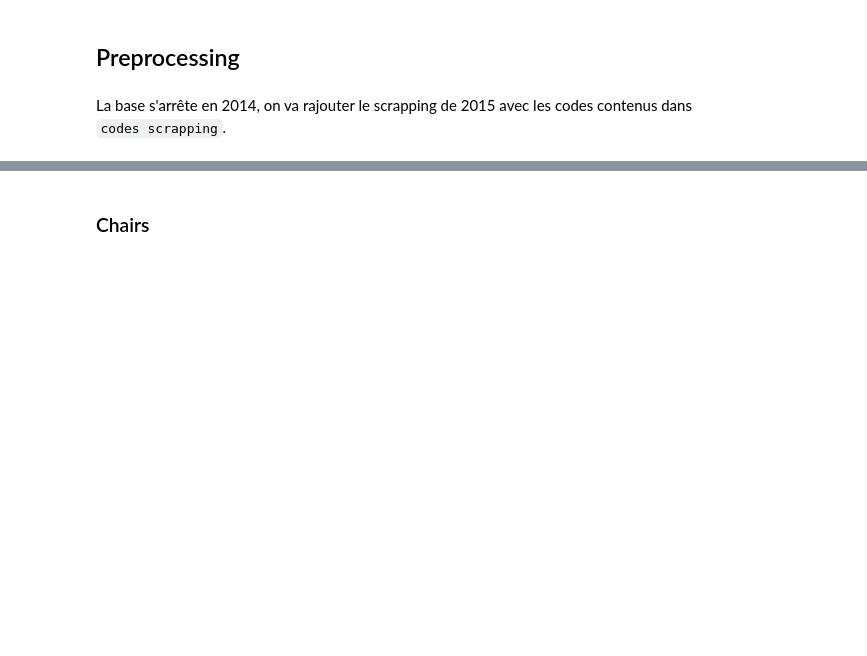
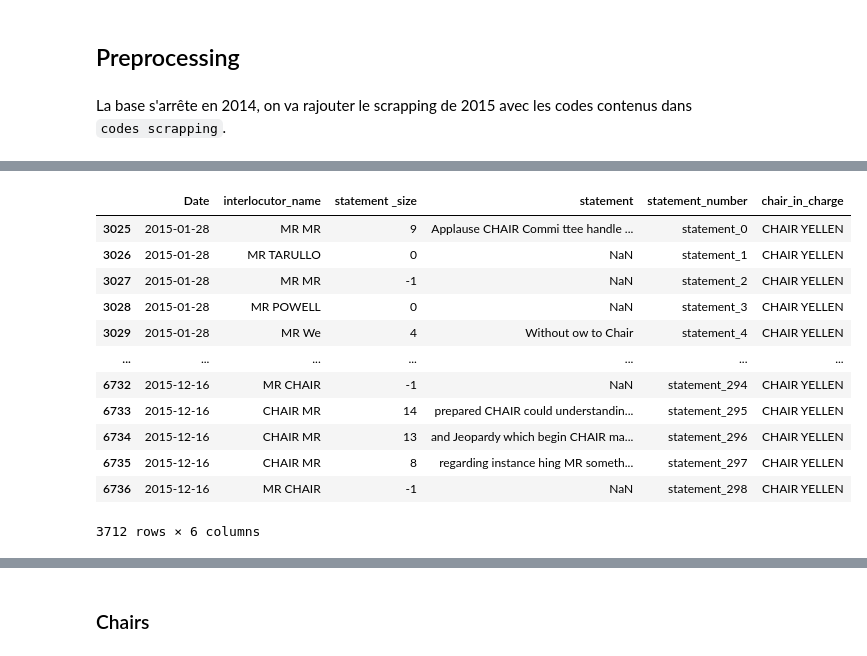
Before and after one commit to erialc-cal/NLP-FOMC, a Jupyter notebook: Scrapping_Explo.ipynb, the cells around one changed output, grey strips where cells are left out. Saved outputs shown, nothing was run; the diff lists cells and outputs as text; code cells hidden in the pictures; blank space fills up the shorter version.

```diff
--- a/Scrapping_Explo.ipynb
+++ b/Scrapping_Explo.ipynb
@@ -74,0 +59,17 @@ df2
+# %%
+df2 = df2[df2.Date > '2014-12-17']
+df2
+# %% [output]
+|  | Date | interlocutor_name | statement _size | statement | statement_number | chair_in_charge |
+| 3025 | 2015-01-28 | MR MR | 9 | Applause CHAIR Commi ttee handle ... | statement_0 | CHAIR YELLEN |
+| 3026 | 2015-01-28 | MR TARULLO | 0 | NaN | statement_1 | CHAIR YELLEN |
+| 3027 | 2015-01-28 | MR MR | -1 | NaN | statement_2 | CHAIR YELLEN |
+| 3028 | 2015-01-28 | MR POWELL | 0 | NaN | statement_3 | CHAIR YELLEN |
+| 3029 | 2015-01-28 | MR We | 4 | Without ow to Chair | statement_4 | CHAIR YELLEN |
+| ... | ... | ... | ... | ... | ... | ... |
+| 6732 | 2015-12-16 | MR CHAIR | -1 | NaN | statement_294 | CHAIR YELLEN |
+| 6733 | 2015-12-16 | CHAIR MR | 14 | prepared CHAIR could understandin... | statement_295 | CHAIR YELLEN |
+| 6734 | 2015-12-16 | CHAIR MR | 13 | and Jeopardy which begin CHAIR ma... | statement_296 | CHAIR YELLEN |
+| 6735 | 2015-12-16 | CHAIR MR | 8 | regarding instance hing MR someth... | statement_297 | CHAIR YELLEN |
+| 6736 | 2015-12-16 | MR CHAIR | -1 | NaN | statement_298 | CHAIR YELLEN |
+3712 rows × 6 columns
```
Also changed, not shown: parts of 15 cells of this notebook, 35 other files.
